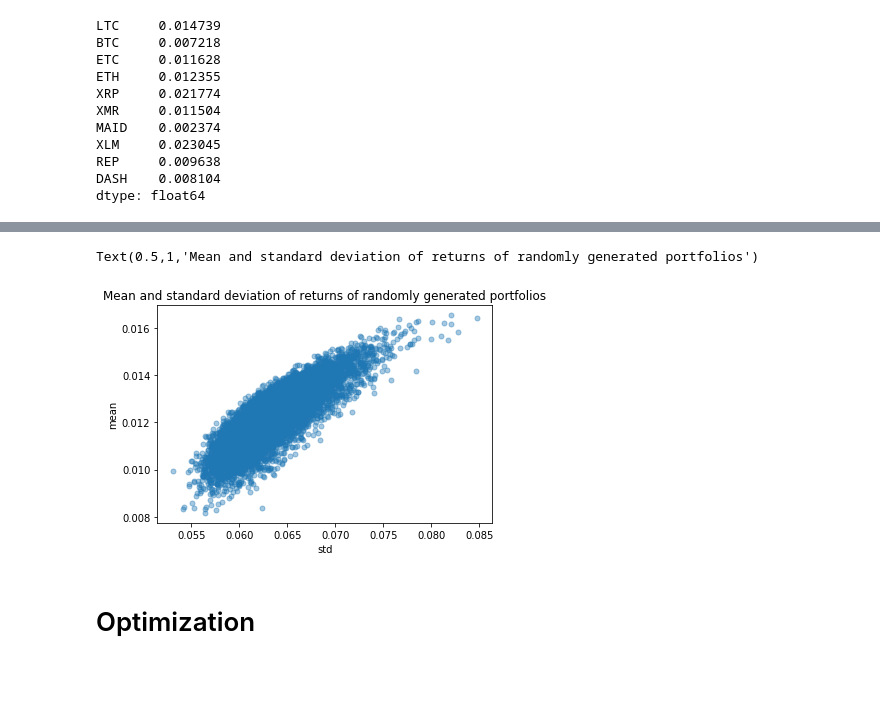
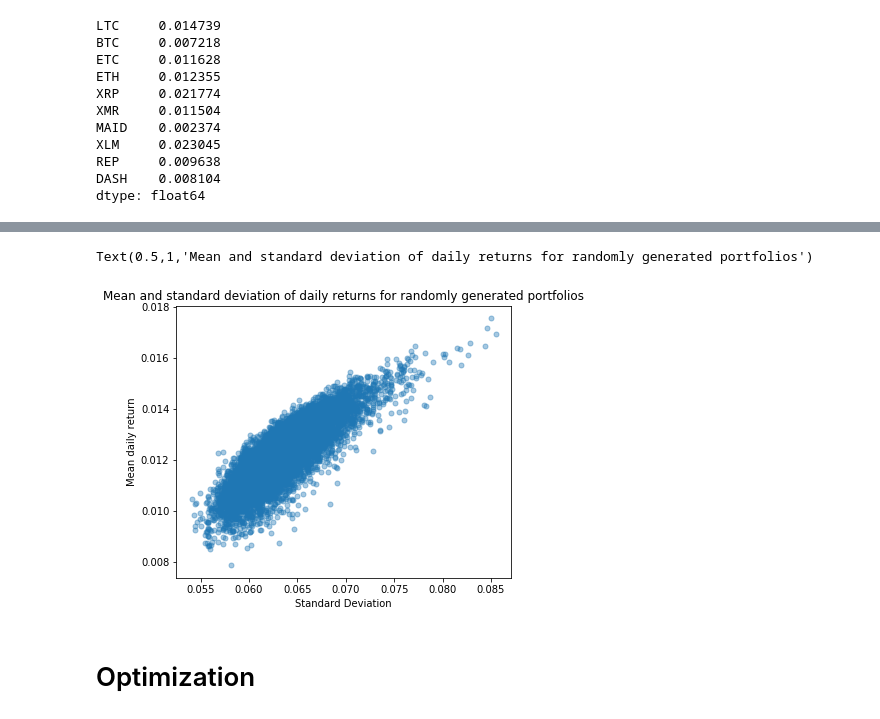
Before and after one commit to austinharrison/potfolio_optimization, a Jupyter notebook: pred460_project_crypto.ipynb, the cells around one changed output, grey strips where cells are left out. Drawn from its saved outputs; the diff is of its cells as text; code cells hidden in the pictures; blank space fills up the shorter version.

```diff
--- a/pred460_project_crypto.ipynb
+++ b/pred460_project_crypto.ipynb
@@ -186,14 +176,15 @@ mns, stds = np.column_stack([
 ])
 # %%
 fig = plt.figure()
+fig.set_size_inches(6, 5)
 plt.plot(stds, mns, 'o', markersize=5, alpha=0.4)
-plt.xlabel('std')
-plt.ylabel('mean')
-plt.title('Mean and standard deviation of returns of randomly generated portfolios')
+plt.xlabel('Standard Deviation')
+plt.ylabel('Mean daily return')
+plt.title('Mean and standard deviation of daily returns for randomly generated portfolios')
 #py.iplot_mpl(fig, filename='pred460_crypto_mean_std', strip_style=True) # online
 #py.iplot_mpl(fig, strip_style=True) # offline
 # %% [output]
-Text(0.5,1,'Mean and standard deviation of returns of randomly generated portfolios')
+Text(0.5,1,'Mean and standard deviation of daily returns for randomly generated portfolios')
-[figure, old version]
+[figure, new version]
 # %% [markdown]
 # Optimization
```
Also changed, not shown: parts of 8 cells of this notebook, 1 other file.
